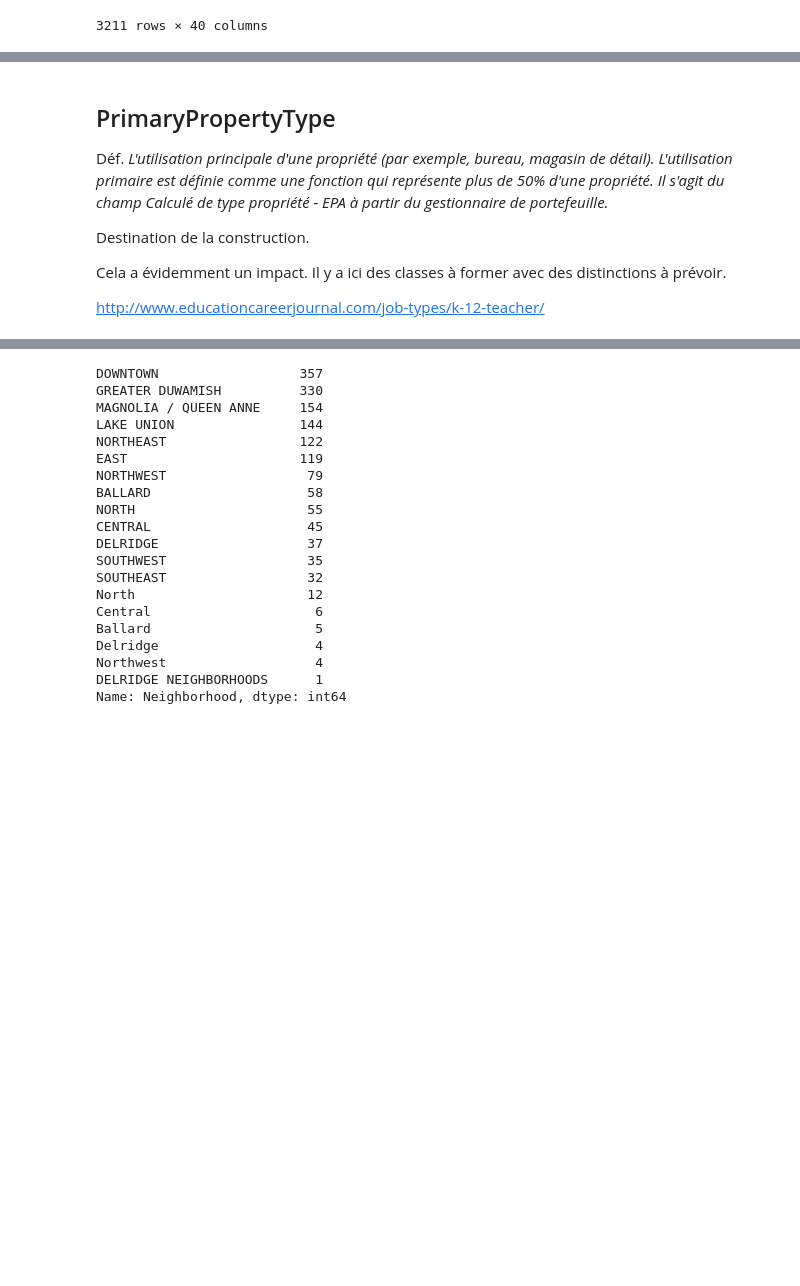
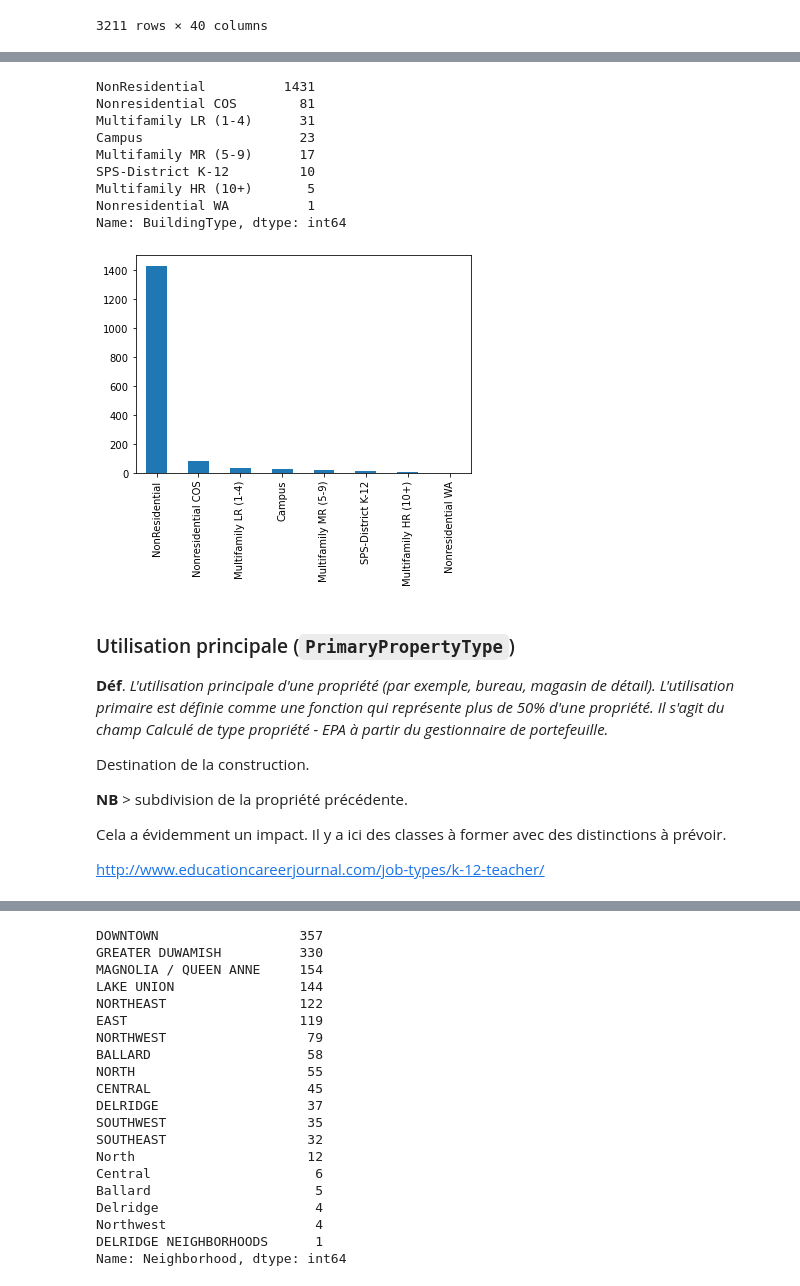
Before and after one commit to Franck-PepperLabs/pepper_carbon-neutral_seattle, a Jupyter notebook: jupyter/scratchpad.ipynb, the cells around one changed output, grey strips where cells are left out. Drawn from its saved outputs; the diff is of its cells as text; code cells hidden in the pictures; blank space fills up the shorter version.

```diff
--- a/jupyter/scratchpad.ipynb
+++ b/jupyter/scratchpad.ipynb
@@ -681,9 +614,24 @@ Name: BuildingType, dtype: int64
+# %%
+_ = series_primary_analysis(_data, 'BuildingType')
+# %% [output]
+NonResidential          1431
+Nonresidential COS        81
+Multifamily LR (1-4)      31
+Campus                    23
+Multifamily MR (5-9)      17
+SPS-District K-12         10
+Multifamily HR (10+)       5
+Nonresidential WA          1
+Name: BuildingType, dtype: int64
+[figure, added]
 # %% [markdown]
-## PrimaryPropertyType
+### Utilisation principale (`PrimaryPropertyType`)
 
-Déf. *L'utilisation principale d'une propriété (par exemple, bureau, magasin de détail). L'utilisation primaire est définie comme une fonction qui représente plus de 50% d'une propriété. Il s'agit du champ Calculé de type propriété - EPA à partir du gestionnaire de portefeuille.*
+**Déf**. *L'utilisation principale d'une propriété (par exemple, bureau, magasin de détail). L'utilisation primaire est définie comme une fonction qui représente plus de 50% d'une propriété. Il s'agit du champ Calculé de type propriété - EPA à partir du gestionnaire de portefeuille.*
 
 Destination de la construction.
+
+**NB** > subdivision de la propriété précédente.
 
 Cela a évidemment un impact. Il y a ici des classes à former avec des distinctions à prévoir.
 
```
Also changed, not shown: parts of 81 cells of this notebook, 1 other file.
